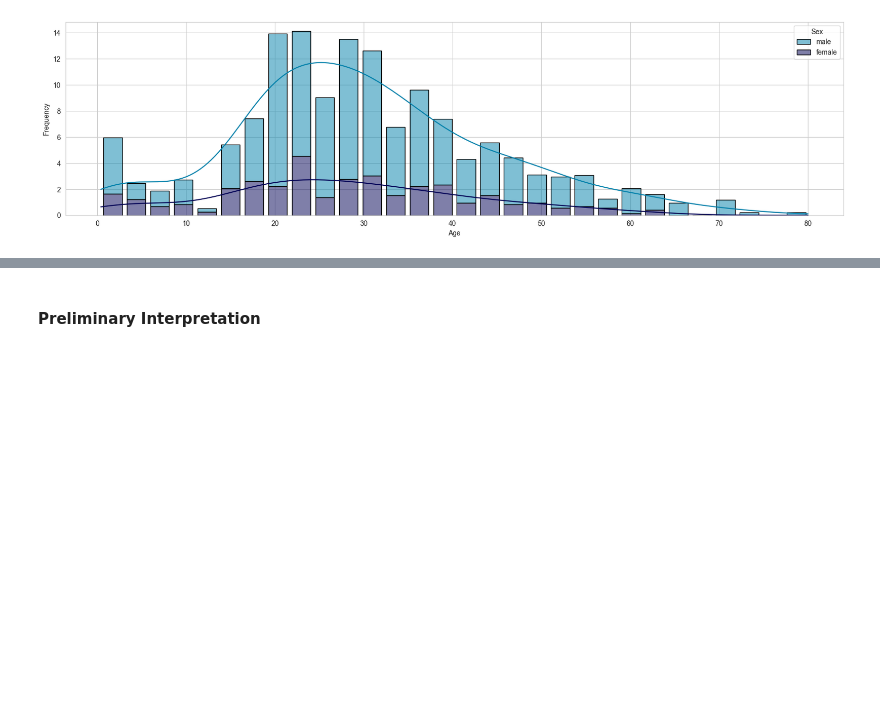
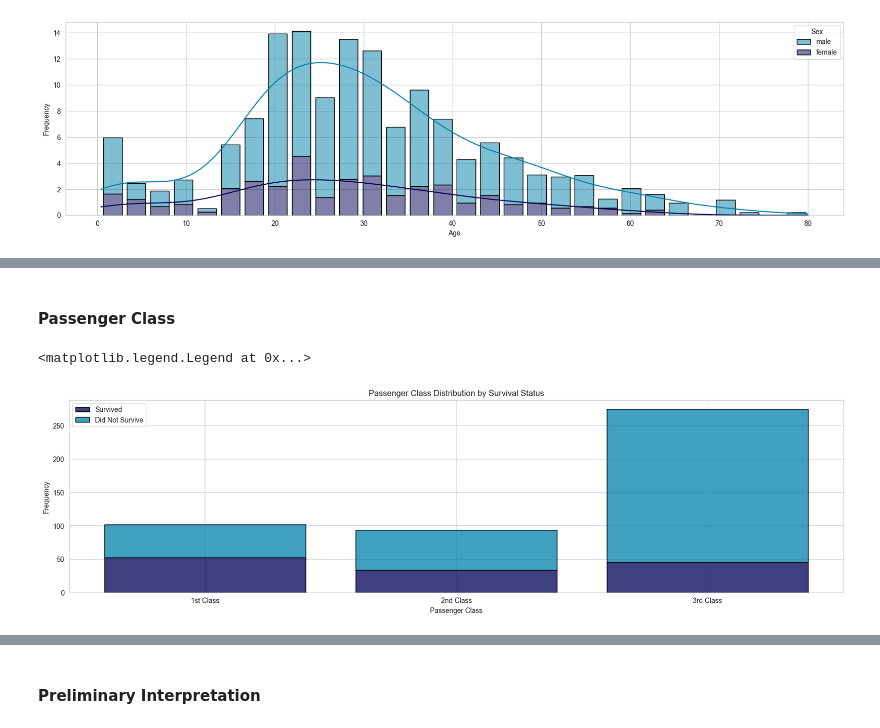
Before and after one commit to jordanriver/new_DS, a Jupyter notebook: Math/statistics/titanic_eda.ipynb, the cells around one changed output, grey strips where cells are left out. Drawn from its saved outputs; the diff is of its cells as text; code cells hidden in the pictures; blank space fills up the shorter version.

```diff
--- a/Math/statistics/titanic_eda.ipynb
+++ b/Math/statistics/titanic_eda.ipynb
@@ -356,0 +357,14 @@ axs[0, 1].legend(["Did Not Survive", "Survived"])
+# %% [markdown]
+#### Passenger Class
+# %%
+# Display the distribution of the 'Pclass' feature by 'Survived' status
+fig = plt.figure(figsize=(20, 5))
+sns.histplot(x="Pclass", hue="Survived", data=titanic_df, multiple="stack", stat="frequency", discrete=True, shrink=0.8, palette="ocean_r", edgecolor="black")
+plt.title("Passenger Class Distribution by Survival Status")
+plt.xlabel("Passenger Class")
+plt.ylabel("Frequency")
+plt.xticks([1, 2, 3], ["1st Class", "2nd Class", "3rd Class"])
+plt.legend(["Survived", "Did Not Survive"])
+# %% [output]
+<matplotlib.legend.Legend at 0x...>
+[figure, added]
```
Also changed, not shown: parts of 20 cells of this notebook, 3 other files.
